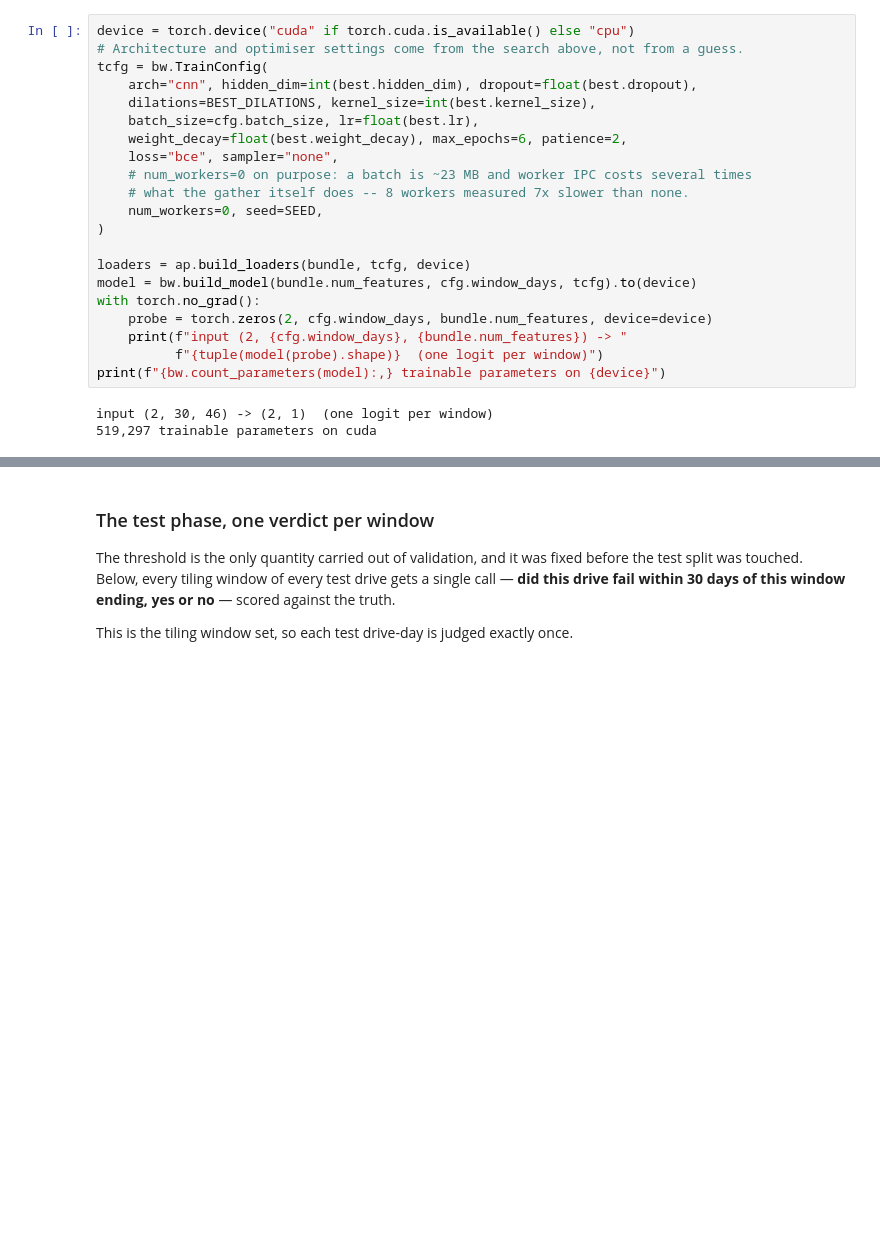
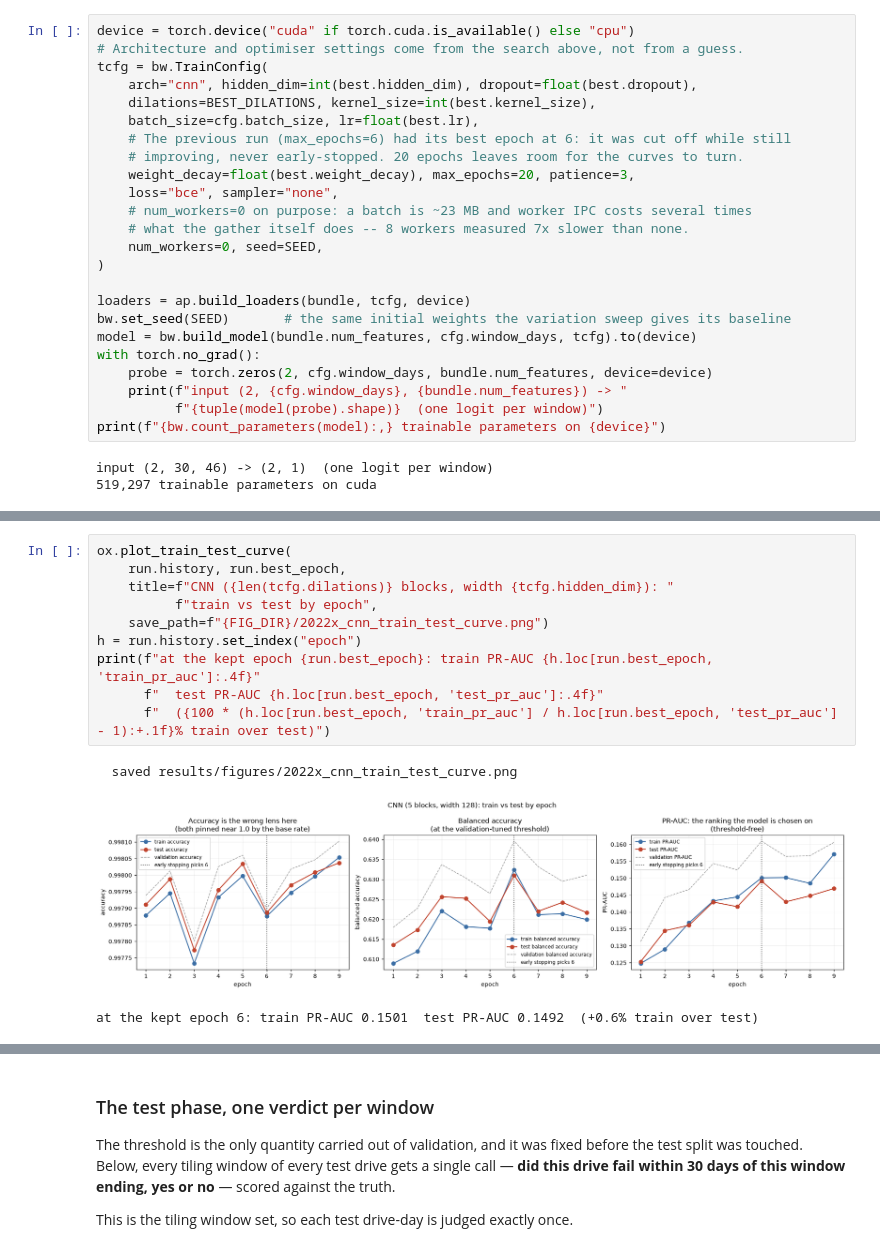
Before and after one commit to DolevAtik/xgboost, a Jupyter notebook: Dataset_backblaze_Analysis_2022_XGBoost.ipynb, the cells around one changed output, grey strips where cells are left out. Cells and saved outputs as stored; diff of their text form; blank space fills up the shorter version.

```diff
--- a/Dataset_backblaze_Analysis_2022_XGBoost.ipynb
+++ b/Dataset_backblaze_Analysis_2022_XGBoost.ipynb
@@ -478,7 +485,9 @@ tcfg = bw.TrainConfig(
     arch="cnn", hidden_dim=int(best.hidden_dim), dropout=float(best.dropout),
     dilations=BEST_DILATIONS, kernel_size=int(best.kernel_size),
     batch_size=cfg.batch_size, lr=float(best.lr),
-    weight_decay=float(best.weight_decay), max_epochs=6, patience=2,
+    # The previous run (max_epochs=6) had its best epoch at 6: it was cut off while still
+    # improving, never early-stopped. 20 epochs leaves room for the curves to turn.
+    weight_decay=float(best.weight_decay), max_epochs=20, patience=3,
     loss="bce", sampler="none",
     # num_workers=0 on purpose: a batch is ~23 MB and worker IPC costs several times
     # what the gather itself does -- 8 workers measured 7x slower than none.
@@ -486,6 +495,7 @@ tcfg = bw.TrainConfig(
 )
 
 loaders = ap.build_loaders(bundle, tcfg, device)
+bw.set_seed(SEED)       # the same initial weights the variation sweep gives its baseline
 model = bw.build_model(bundle.num_features, cfg.window_days, tcfg).to(device)
 with torch.no_grad():
     probe = torch.zeros(2, cfg.window_days, bundle.num_features, device=device)
@@ -523,3 +625,17 @@ Best validation PR-AUC 0.1534 at epoch 6
+# %%
+ox.plot_train_test_curve(
+    run.history, run.best_epoch,
+    title=f"CNN ({len(tcfg.dilations)} blocks, width {tcfg.hidden_dim}): "
+          f"train vs test by epoch",
+    save_path=f"{FIG_DIR}/2022x_cnn_train_test_curve.png")
+h = run.history.set_index("epoch")
+print(f"at the kept epoch {run.best_epoch}: train PR-AUC {h.loc[run.best_epoch, 'train_pr_auc']:.4f}"
+      f"  test PR-AUC {h.loc[run.best_epoch, 'test_pr_auc']:.4f}"
+      f"  ({100 * (h.loc[run.best_epoch, 'train_pr_auc'] / h.loc[run.best_epoch, 'test_pr_auc'] - 1):+.1f}% train over test)")
+# %% [output]
+  saved results/figures/2022x_cnn_train_test_curve.png
+[figure, added]
+at the kept epoch 6: train PR-AUC 0.1501  test PR-AUC 0.1492  (+0.6% train over test)
 # %%
 results = ap.evaluate_archive_final(model, loaders, bundle, tcfg, device,
                                     pk_ks=(10, 25, 50, 100, 250, 1000))
```
Also changed, not shown: parts of 37 cells of this notebook, 49 other files.
